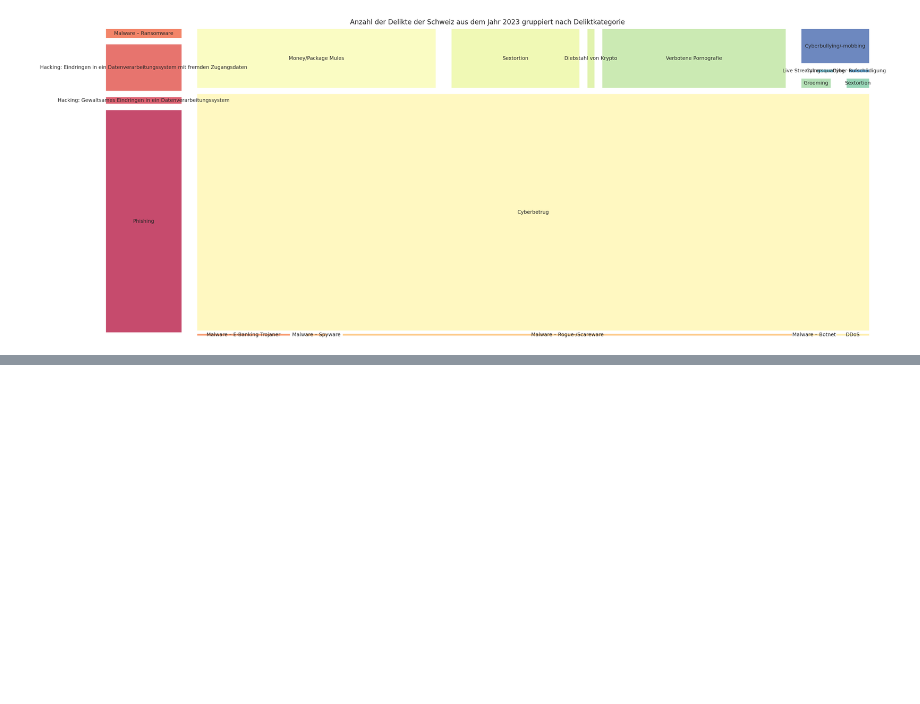
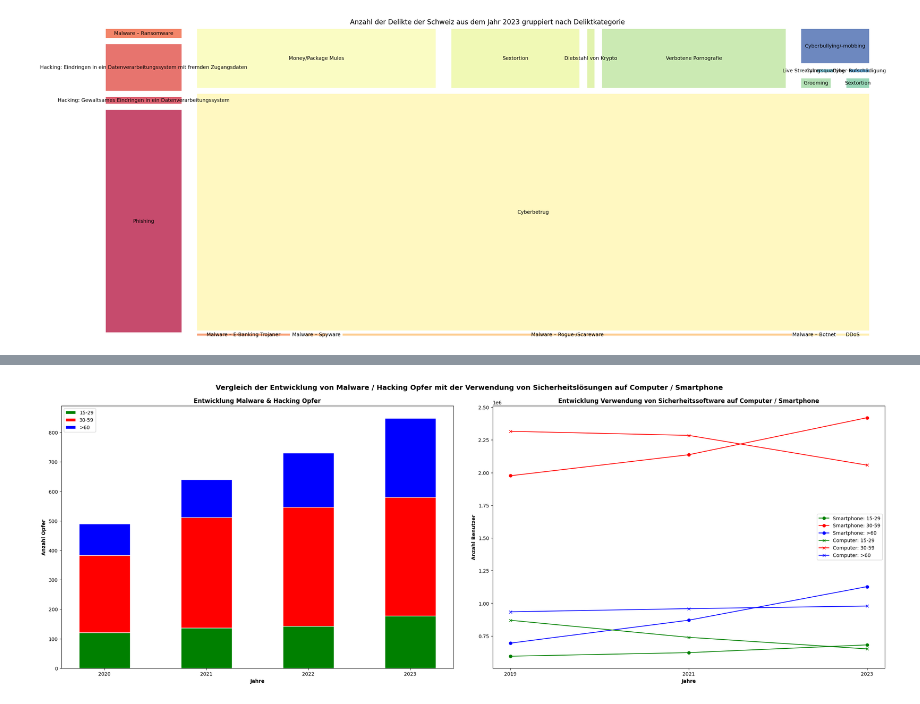
Before and after one commit to skender85/KETE-HS23-WORK, a Jupyter notebook: BINA_LN1_CybercrimeVisualisation.ipynb, the cells around one changed output, grey strips where cells are left out. Cells and saved outputs as stored; diff of their text form; code cells hidden in the pictures; blank space fills up the shorter version.

```diff
--- a/BINA_LN1_CybercrimeVisualisation.ipynb
+++ b/BINA_LN1_CybercrimeVisualisation.ipynb
@@ -464,0 +556,93 @@ Text(0.5, 1.0, 'Anzahl der Delikte der Schweiz aus dem Jahr 2023 gruppiert nach
+# %%
+# Filtering out the relevant offense categories 'Hacking: *' and 'Malware - *' for each year and according to the three age categories
+delikt_rows2020 = master_cyber_ch_opfer[1:8].filter(items=['15-29','30-59','>60']).values
+delikt_rows2021 = master_cyber_ch_opfer.filter(like='2021', axis=0)[1:8].filter(items=['15-29','30-59','>60']).values
+delikt_rows2022 = master_cyber_ch_opfer.filter(like='2022', axis=0)[1:8].filter(items=['15-29','30-59','>60']).values
+delikt_rows2023 = master_cyber_ch_opfer.filter(like='2023', axis=0)[1:8].filter(items=['15-29','30-59','>60']).values
+
+# Summation of all numbers of offenses according to age grouping
+delikt_rows2020 = np.sum(delikt_rows2020, axis=0)
+delikt_rows2021 = np.sum(delikt_rows2021, axis=0)
+delikt_rows2022 = np.sum(delikt_rows2022, axis=0)
+delikt_rows2023 = np.sum(delikt_rows2023, axis=0)
+# %%
+# Filtering out and sum up the behavior in relation to the use of security software for each year and according to the three age categories
+verhalten_antivirus = master_internetsec_ch.filter(like='von Sicherheitssoftware', axis=0).groupby(level=['kategorie','alter']).sum()
+verhalten_antivirus = verhalten_antivirus.reindex(columns=['2019','2021','2023'])
+# %%
+# Dual plot of two dependent values
+
+## Plot about the development of malware and hacking victims
+# set width of bars
+barWidth = 0.5
+fig, ax = plt.subplots(1, 2, figsize=(24,8))
+fig.tight_layout()
+
+# labels plot1
+labels_plot1 = ['2020', '2021', '2022', '2023']
+
+# Heights of delikt_rows2020[0] + delikt_rows2020[1]
+bars2020 = np.add(delikt_rows2020[0], delikt_rows2020[1]).tolist()
+
+# Heights of delikt_rows2021[0] + delikt_rows2021[1]
+bars2021 = np.add(delikt_rows2021[0], delikt_rows2021[1]).tolist()
+
+# Heights of delikt_rows2022[0] + delikt_rows2022[1]
+bars2022 = np.add(delikt_rows2022[0], delikt_rows2022[1]).tolist()
+
+# Heights of delikt_rows2023[0] + delikt_rows2023[1]
+bars2023 = np.add(delikt_rows2023[0], delikt_rows2023[1]).tolist()
+
+# Set position of bar on X axis
+r1 = [0.5]
+r2 = [1.5]
+r3 = [2.5]
+r4 = [3.5]
+
+ax[0].bar(r1, delikt_rows2020[0], color='green', width=barWidth, edgecolor='white', label='15-29')
+ax[0].bar(r1, delikt_rows2020[1], bottom= delikt_rows2020[0], color='red', width=barWidth, edgecolor='white', label='30-59')
+ax[0].bar(r1, delikt_rows2020[2], bottom= bars2020, color='blue', width=barWidth, edgecolor='white', label='>60')
+ax[0].bar(r2, delikt_rows2021[0], color='green', width=barWidth, edgecolor='white')
+ax[0].bar(r2, delikt_rows2021[1], bottom= delikt_rows2021[0], color='red', width=barWidth, edgecolor='white')
+ax[0].bar(r2, delikt_rows2021[2], bottom= bars2021, color='blue', width=barWidth, edgecolor='white')
+ax[0].bar(r3, delikt_rows2022[0], color='green', width=barWidth, edgecolor='white')
+ax[0].bar(r3, delikt_rows2022[1], bottom= delikt_rows2022[0], color='red', width=barWidth, edgecolor='white')
+ax[0].bar(r3, delikt_rows2022[2], bottom= bars2022, color='blue', width=barWidth, edgecolor='white')
+ax[0].bar(r4, delikt_rows2023[0], color='green', width=barWidth, edgecolor='white')
+ax[0].bar(r4, delikt_rows2023[1], bottom= delikt_rows2023[0], color='red', width=barWidth, edgecolor='white')
+ax[0].bar(r4, delikt_rows2023[2], bottom= bars2023, color='blue', width=barWidth, edgecolor='white')
+
+# Add xticks on the middle of the group bars
+ax[0].set_title('Entwicklung Malware & Hacking Opfer', fontweight='bold')
+ax[0].set_xlabel('Jahre', fontweight='bold')
+ax[0].set_ylabel('Anzahl Opfer', fontweight='bold')
+ax[0].set_xticks([r + barWidth for r in range(len(labels_plot1))])
+ax[0].set_xticklabels(labels_plot1)
+ax[0].legend()
+
+## Plot about the development in use of security solutions on computers and smartphones
+# labels plot2
+labels_plot2 = ['2019', '2021', '2023']
+
+# Make the bar plot2
+ax[1].plot(verhalten_antivirus.values[0], color='green', label='Smartphone: 15-29', marker='o')
+ax[1].plot(verhalten_antivirus.values[1], color='red', label='Smartphone: 30-59', marker='o')
+ax[1].plot(verhalten_antivirus.values[2], color='blue', label='Smartphone: >60', marker='o')
+ax[1].plot(verhalten_antivirus.values[3], color='green', label='Computer: 15-29', marker='x')
+ax[1].plot(verhalten_antivirus.values[4], color='red', label='Computer: 30-59', marker='x')
+ax[1].plot(verhalten_antivirus.values[5], color='blue', label='Computer: >60', marker='x')
+
+# Define chart settings
+ax[1].set_title('Entwicklung Verwendung von Sicherheitssoftware auf Computer / Smartphone', fontweight='bold')
+ax[1].set_xlabel('Jahre', fontweight='bold')
+ax[1].set_ylabel('Anzahl Benutzer', fontweight='bold')
+ax[1].set_xticks([r for r in range(len(labels_plot2))])
+ax[1].set_xticklabels(labels_plot2)
+ax[1].legend()
+
+# Create legend & Show graphic
+fig.suptitle('Vergleich der Entwicklung von Malware / Hacking Opfer mit der Verwendung von Sicherheitslösungen auf Computer / Smartphone', fontweight='bold', fontsize=14, y=1.05)
+plt.subplots_adjust(wspace=0.1)
+plt.show()
+# %% [output]
+[figure, added]
```
Also changed, not shown: parts of 29 cells of this notebook.
